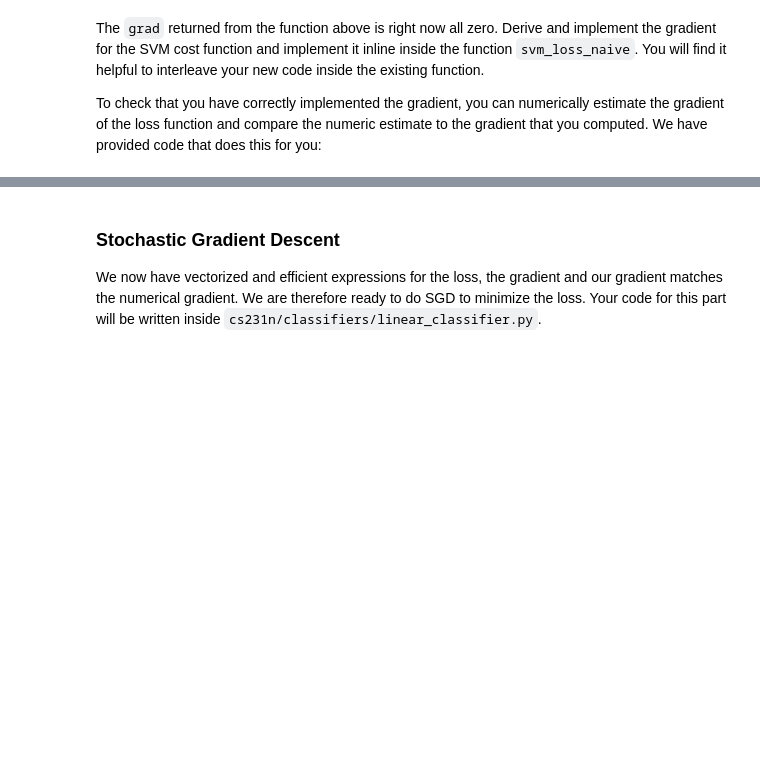
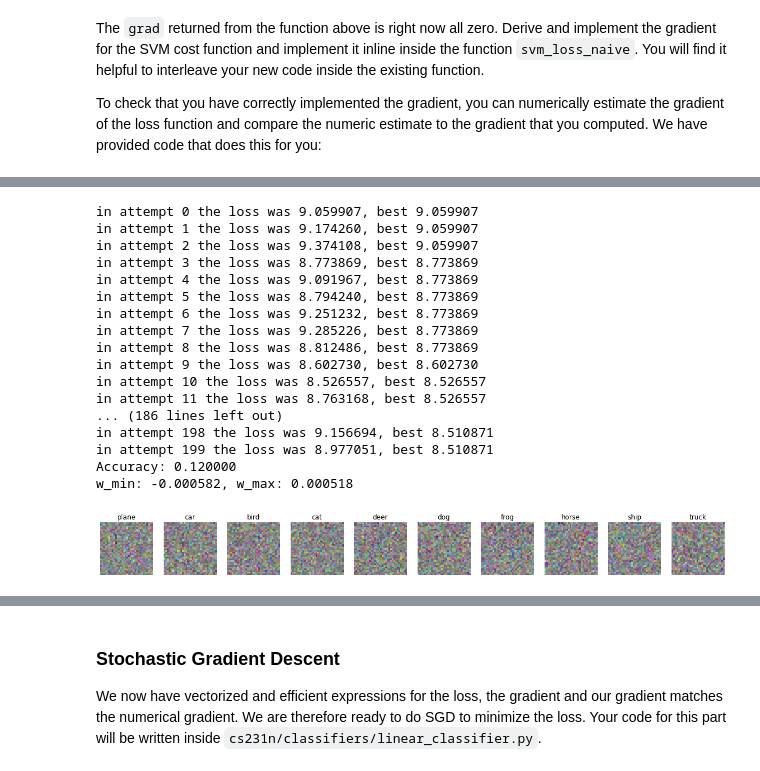
Before and after one commit to jleem99/cs231n, a Jupyter notebook: assignments/assignment1/svm.ipynb, the cells around one changed output, grey strips where cells are left out. Cells and saved outputs as stored; diff of their text form; code cells hidden in the pictures; blank space fills up the shorter version.

```diff
--- a/assignments/assignment1/svm.ipynb
+++ b/assignments/assignment1/svm.ipynb
@@ -248,0 +350,33 @@ print('difference: %f' % difference)
+# %%
+# Blindfolded monkey approach
+bestloss = float("inf")
+W = np.random.randn(3073, 10) * 0.0001
+for num in range(200):
+    step_size = 0.0001
+    Wtry = W + np.random.randn(3073, 10) * step_size
+    loss, _ = svm_loss_vectorized(Wtry, X_train, y_train, 0.000005)
+    if (loss < bestloss):
+        bestloss = loss
+        bestW = Wtry
+    print('in attempt %d the loss was %f, best %f' % (num, loss, bestloss))
+
+visualize_weight(bestW)
+# %% [output]
+in attempt 0 the loss was 9.059907, best 9.059907
+in attempt 1 the loss was 9.174260, best 9.059907
+in attempt 2 the loss was 9.374108, best 9.059907
+in attempt 3 the loss was 8.773869, best 8.773869
+in attempt 4 the loss was 9.091967, best 8.773869
+in attempt 5 the loss was 8.794240, best 8.773869
+in attempt 6 the loss was 9.251232, best 8.773869
+in attempt 7 the loss was 9.285226, best 8.773869
+in attempt 8 the loss was 8.812486, best 8.773869
+in attempt 9 the loss was 8.602730, best 8.602730
+in attempt 10 the loss was 8.526557, best 8.526557
+in attempt 11 the loss was 8.763168, best 8.526557
+... (186 lines left out)
+in attempt 198 the loss was 9.156694, best 8.510871
+in attempt 199 the loss was 8.977051, best 8.510871
+Accuracy: 0.120000
+w_min: -0.000582, w_max: 0.000518
+[figure, added]
```
Also changed, not shown: parts of 41 cells of this notebook, 3 other files.
